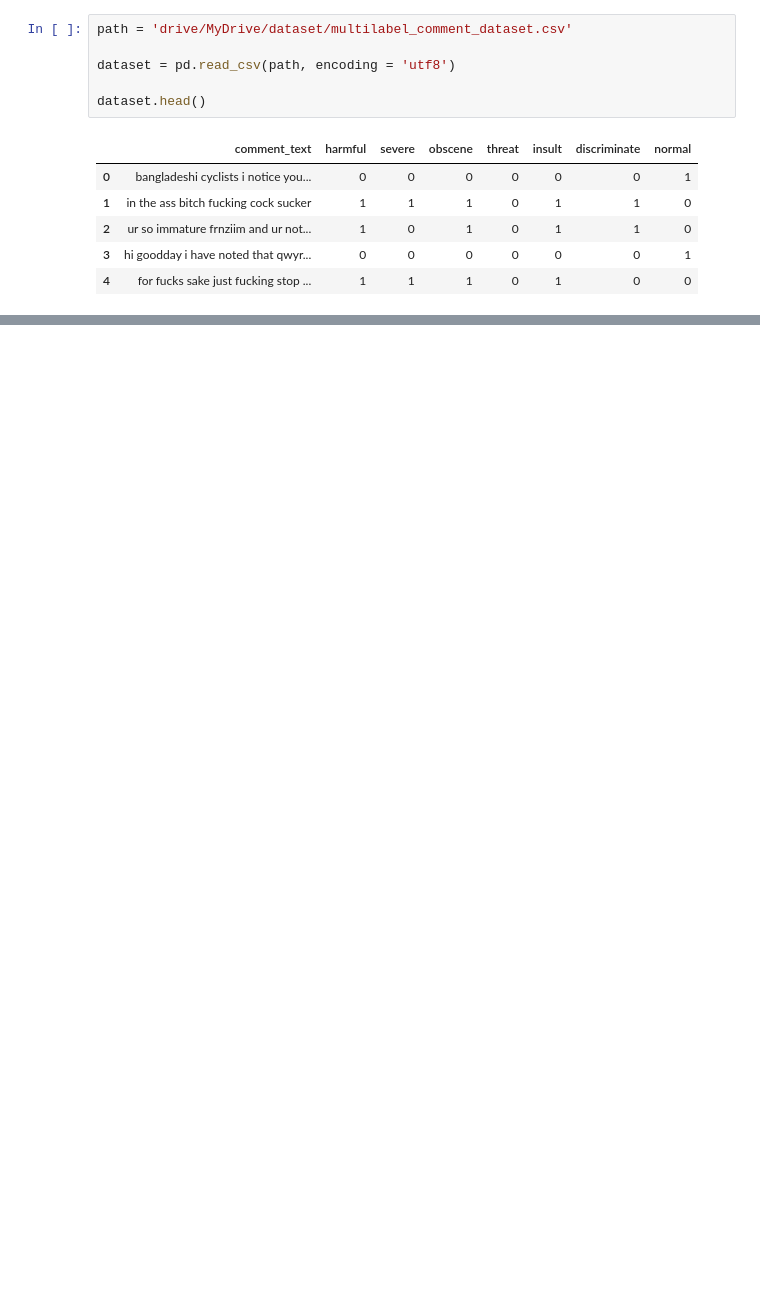
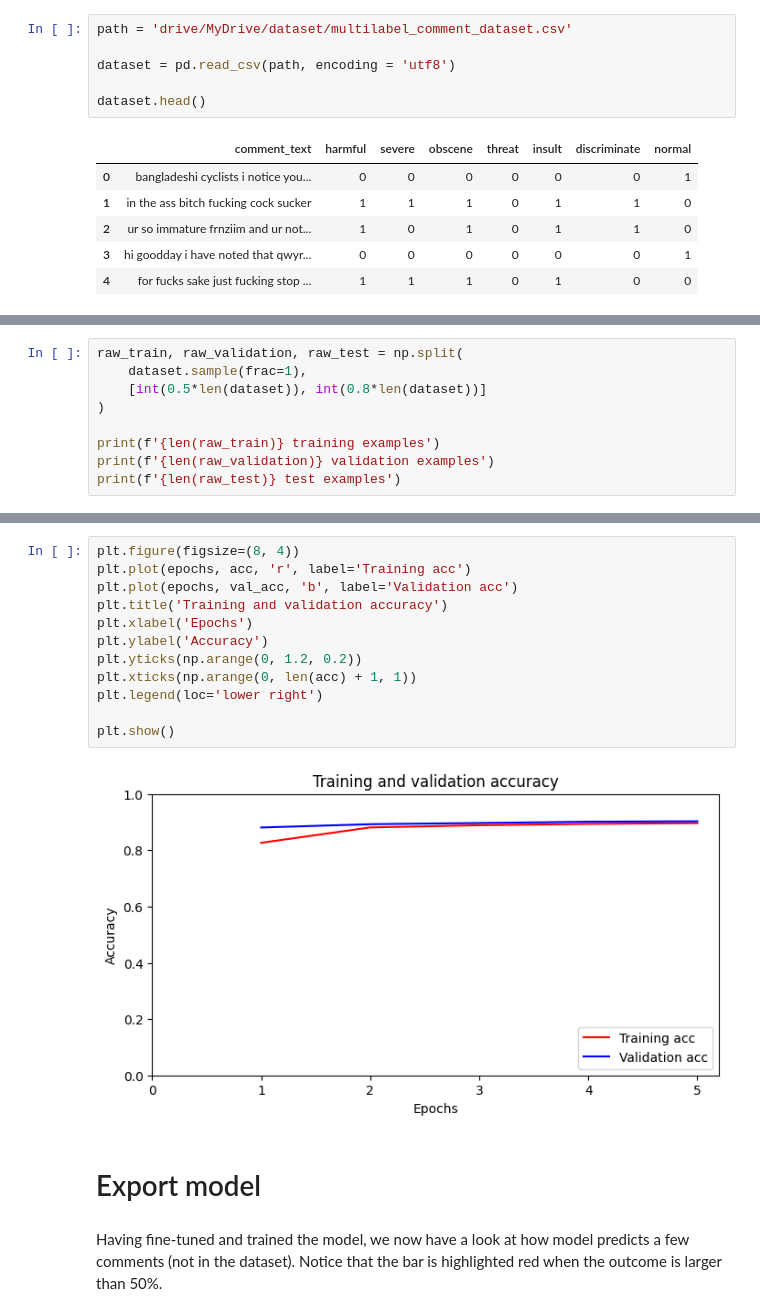
Before and after one commit to QuanNguyenDong/hateful-speech-classification, a Jupyter notebook: AI-models/BERT_hateful_comment_classification.ipynb, the cells around one changed output, grey strips where cells are left out. Cells and saved outputs as stored; diff of their text form; blank space fills up the shorter version.

```diff
--- a/AI-models/BERT_hateful_comment_classification.ipynb
+++ b/AI-models/BERT_hateful_comment_classification.ipynb
@@ -51,0 +58,9 @@ dataset = dataset[:50000]
+# %%
+raw_train, raw_validation, raw_test = np.split(
+    dataset.sample(frac=1),
+    [int(0.5*len(dataset)), int(0.8*len(dataset))]
+)
+
+print(f'{len(raw_train)} training examples')
+print(f'{len(raw_validation)} validation examples')
+print(f'{len(raw_test)} test examples')
@@ -316,2 +229,20 @@ Epoch 1/5
+# %%
+plt.figure(figsize=(8, 4))
+plt.plot(epochs, acc, 'r', label='Training acc')
+plt.plot(epochs, val_acc, 'b', label='Validation acc')
+plt.title('Training and validation accuracy')
+plt.xlabel('Epochs')
+plt.ylabel('Accuracy')
+plt.yticks(np.arange(0, 1.2, 0.2))
+plt.xticks(np.arange(0, len(acc) + 1, 1))
+plt.legend(loc='lower right')
+
+plt.show()
+# %% [output]
+[figure, added]
+# %% [markdown]
+# Export model
+# %% [markdown]
+Having fine-tuned and trained the model, we now have a look at how model predicts a few comments (not in the dataset). Notice that the bar is highlighted red when the outcome is larger than 50%.
 # %%
 inputs = [
```
Also changed, not shown: parts of 27 cells of this notebook, 5 other files.
